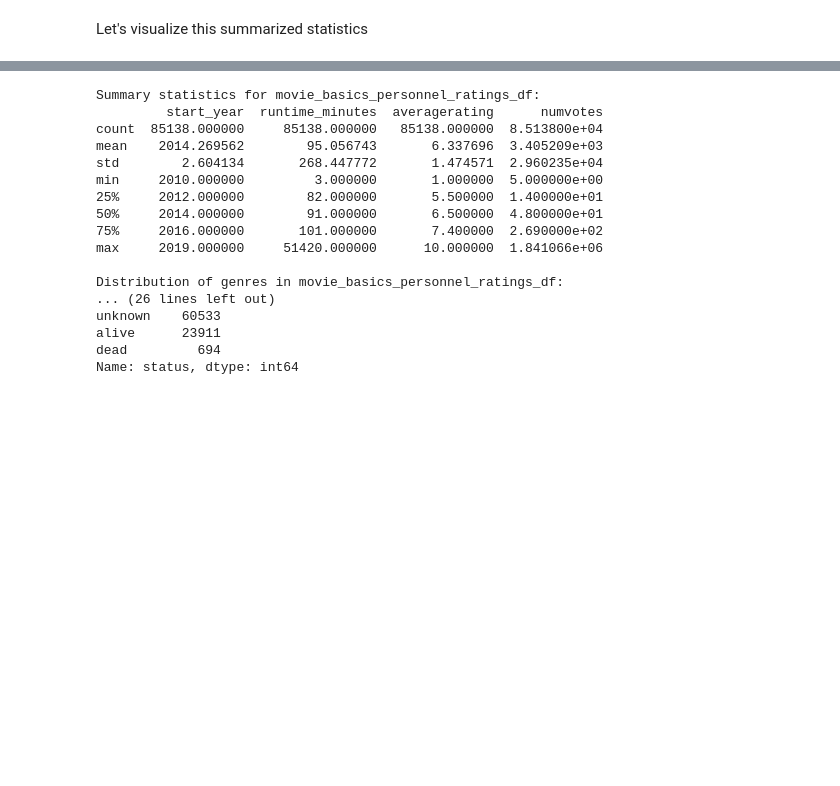
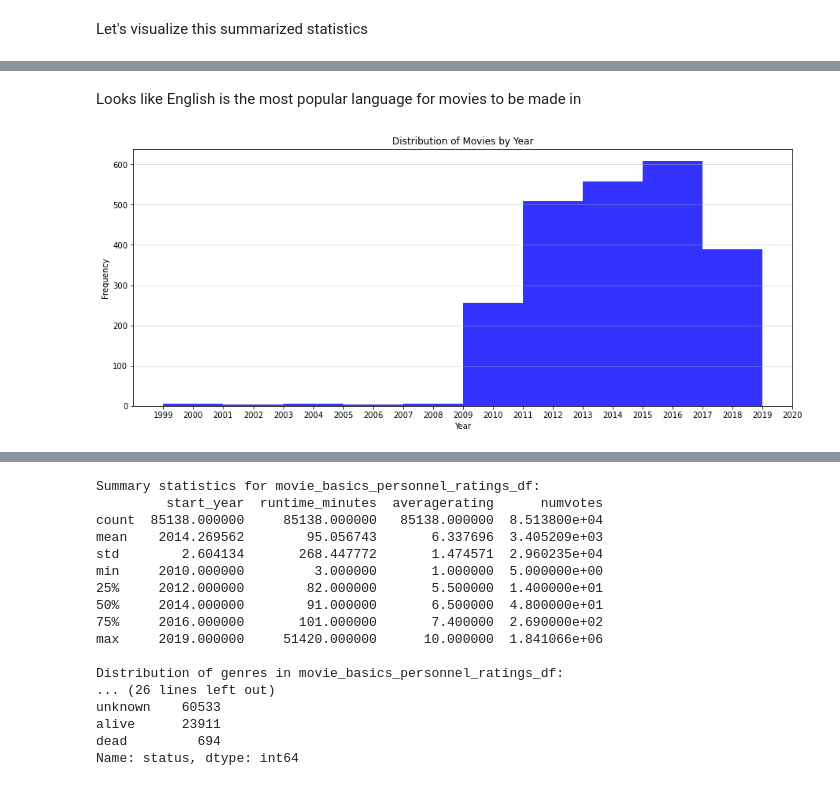
Before and after one commit to MMJGGR/Phase_1_Project, a Jupyter notebook: index.ipynb, the cells around one changed output, grey strips where cells are left out. Cells and saved outputs as stored; diff of their text form; code cells hidden in the pictures; blank space fills up the shorter version.

```diff
--- a/index.ipynb
+++ b/index.ipynb
@@ -709,0 +718,20 @@ fig, ax = plt.subplots
+# %% [markdown]
+Looks like English is the most popular language for movies to be made in
+# %%
+#histogram showing movie distribution by year
+release_year = tmdb_movies_performance_df[tmdb_movies_performance_df['release_year'] > 1998]['release_year']
+
+
+plt.figure(figsize=(15,6))
+plt.hist(release_year, bins = 10, color = 'blue', alpha = 0.8)
+min_year = release_year.min()
+max_year = release_year.max()
+plt.xticks(np.arange(min_year, max_year + 2, step=1))
+
+plt.xlabel('Year')
+plt.ylabel('Frequency')
+plt.title('Distribution of Movies by Year')
+plt.grid(axis='y', alpha=0.5)
+plt.show()
+# %% [output]
+[figure, added]
```
Also changed, not shown: parts of 13 cells of this notebook.
